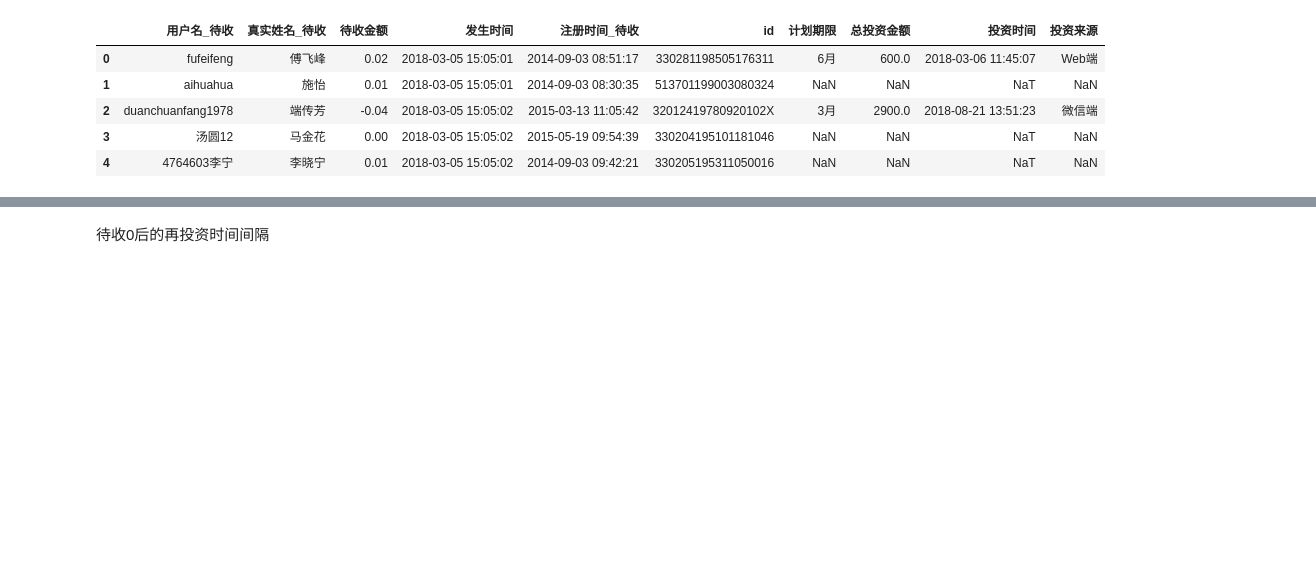
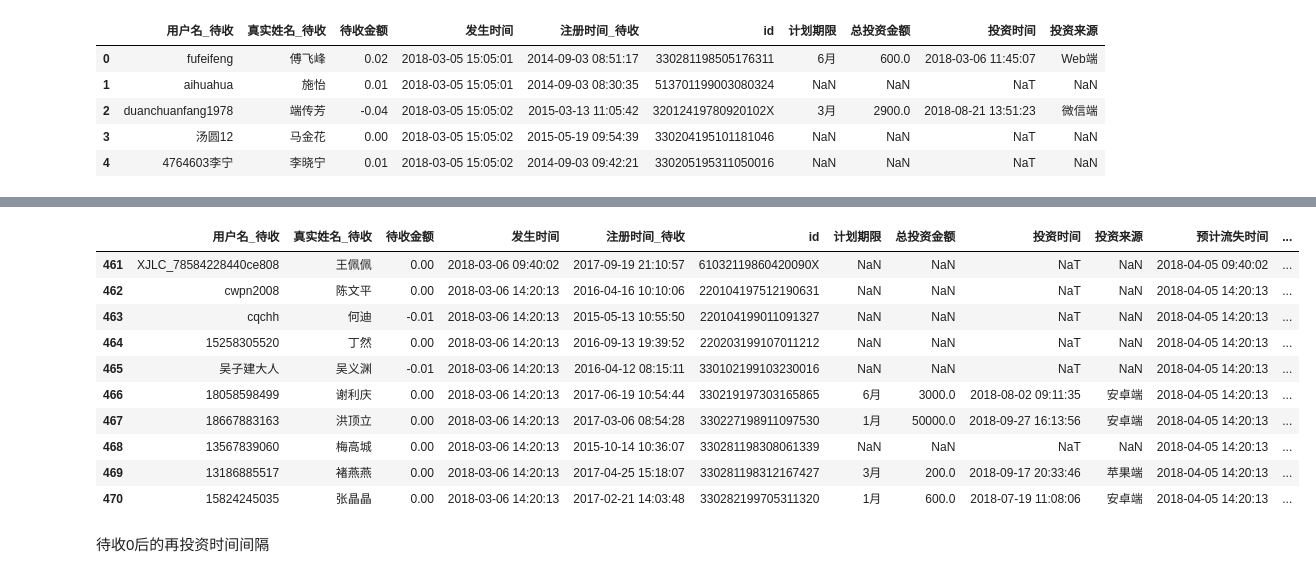
Before and after one commit to junzhu-github/python_code, a Jupyter notebook: Jupyter/流失用户分布.ipynb, the cells around one changed output, grey strips where cells are left out. Drawn from its saved outputs; the diff is of its cells as text; code cells hidden in the pictures; blank space fills up the shorter version.

```diff
--- a/Jupyter/流失用户分布.ipynb
+++ b/Jupyter/流失用户分布.ipynb
@@ -132,3 +212,27 @@ df_0_invest = df_0_invest[df_0_invest['发生时间'] >= '2018-03-06 00:00:00']
+# %%
+def f(s1,s2):
+    if pd.isnull(s1):
+        return 'liushi'
+    elif s1< s2:
+        return 'zhengchang'
+    else:
+        return 'jihuo'
+# %%
+df_0_invest['class'] = df_0_invest.apply(lambda x:f(s1=x['投资时间'],s2=x['预计流失时间']),axis=1)
+# %%
+df_0_invest.head(10)
+# %% [output]
+|  | 用户名_待收 | 真实姓名_待收 | 待收金额 | 发生时间 | 注册时间_待收 | id | 计划期限 | 总投资金额 | 投资时间 | 投资来源 | 预计流失时间 | ... |
+| 461 | XJLC_78584228440ce808 | 王佩佩 | 0.00 | 2018-03-06 09:40:02 | 2017-09-19 21:10:57 | 61032119860420090X | NaN | NaN | NaT | NaN | 2018-04-05 09:40:02 | ... |
+| 462 | cwpn2008 | 陈文平 | 0.00 | 2018-03-06 14:20:13 | 2016-04-16 10:10:06 | 220104197512190631 | NaN | NaN | NaT | NaN | 2018-04-05 14:20:13 | ... |
+| 463 | cqchh | 何迪 | -0.01 | 2018-03-06 14:20:13 | 2015-05-13 10:55:50 | 220104199011091327 | NaN | NaN | NaT | NaN | 2018-04-05 14:20:13 | ... |
+| 464 | 15258305520 | 丁然 | 0.00 | 2018-03-06 14:20:13 | 2016-09-13 19:39:52 | 220203199107011212 | NaN | NaN | NaT | NaN | 2018-04-05 14:20:13 | ... |
+| 465 | 吴子建大人 | 吴义渊 | -0.01 | 2018-03-06 14:20:13 | 2016-04-12 08:15:11 | 330102199103230016 | NaN | NaN | NaT | NaN | 2018-04-05 14:20:13 | ... |
+| 466 | 18058598499 | 谢利庆 | 0.00 | 2018-03-06 14:20:13 | 2017-06-19 10:54:44 | 330219197303165865 | 6月 | 3000.0 | 2018-08-02 09:11:35 | 安卓端 | 2018-04-05 14:20:13 | ... |
+| 467 | 18667883163 | 洪顶立 | 0.00 | 2018-03-06 14:20:13 | 2017-03-06 08:54:28 | 330227198911097530 | 1月 | 50000.0 | 2018-09-27 16:13:56 | 安卓端 | 2018-04-05 14:20:13 | ... |
+| 468 | 13567839060 | 梅高城 | 0.00 | 2018-03-06 14:20:13 | 2015-10-14 10:36:07 | 330281198308061339 | NaN | NaN | NaT | NaN | 2018-04-05 14:20:13 | ... |
+| 469 | 13186885517 | 褚燕燕 | 0.00 | 2018-03-06 14:20:13 | 2017-04-25 15:18:07 | 330281198312167427 | 3月 | 200.0 | 2018-09-17 20:33:46 | 苹果端 | 2018-04-05 14:20:13 | ... |
+| 470 | 15824245035 | 张晶晶 | 0.00 | 2018-03-06 14:20:13 | 2017-02-21 14:03:48 | 330282199705311320 | 1月 | 600.0 | 2018-07-19 11:08:06 | 安卓端 | 2018-04-05 14:20:13 | ... |
 # %%
 df_0_invest.to_excel('zero_to_invest.xlsx',index=False)
 # %% [markdown]
```
Also changed, not shown: parts of 10 cells of this notebook, 8 other files.
